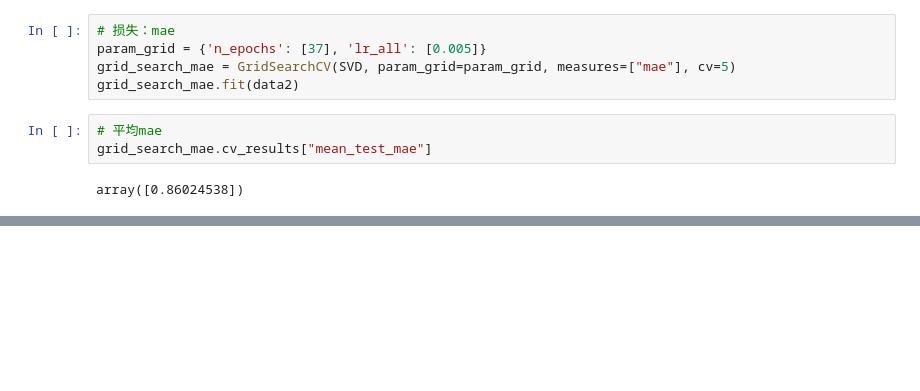
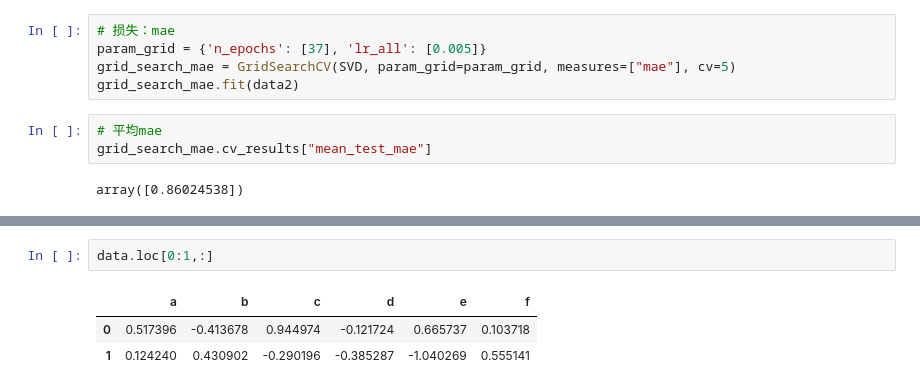
Before and after one commit to chenjinhongv/doubanMovieRecommender, a Jupyter notebook: JinhongChan/code/note.ipynb, the cells around one changed output, grey strips where cells are left out. Saved outputs shown, nothing was run; the diff lists cells and outputs as text; blank space fills up the shorter version.

```diff
--- a/JinhongChan/code/note.ipynb
+++ b/JinhongChan/code/note.ipynb
@@ -229,0 +280,6 @@ array([0.86024538])
+# %%
+data.loc[0:1,:]
+# %% [output]
+|  | a | b | c | d | e | f |
+| 0 | 0.517396 | -0.413678 | 0.944974 | -0.121724 | 0.665737 | 0.103718 |
+| 1 | 0.124240 | 0.430902 | -0.290196 | -0.385287 | -1.040269 | 0.555141 |
```
Also changed, not shown: parts of 8 cells of this notebook, 2 other files.
